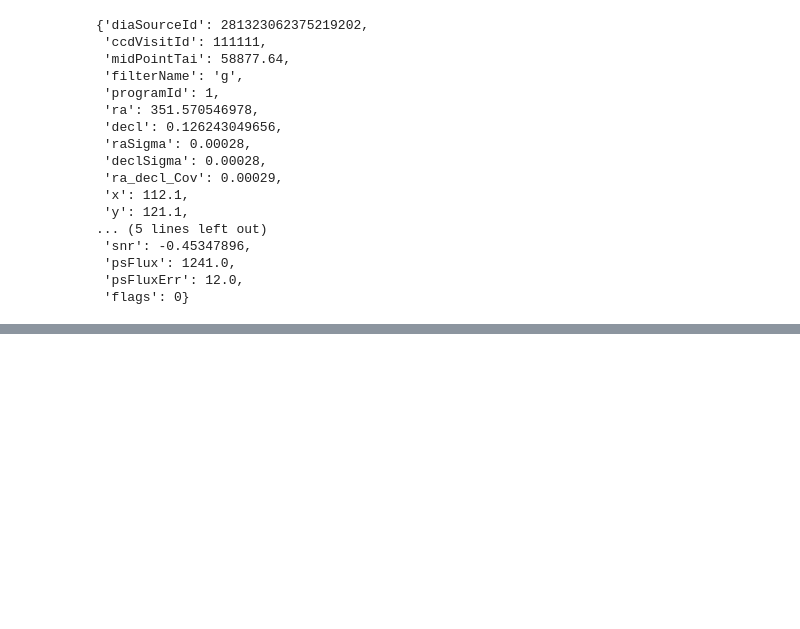
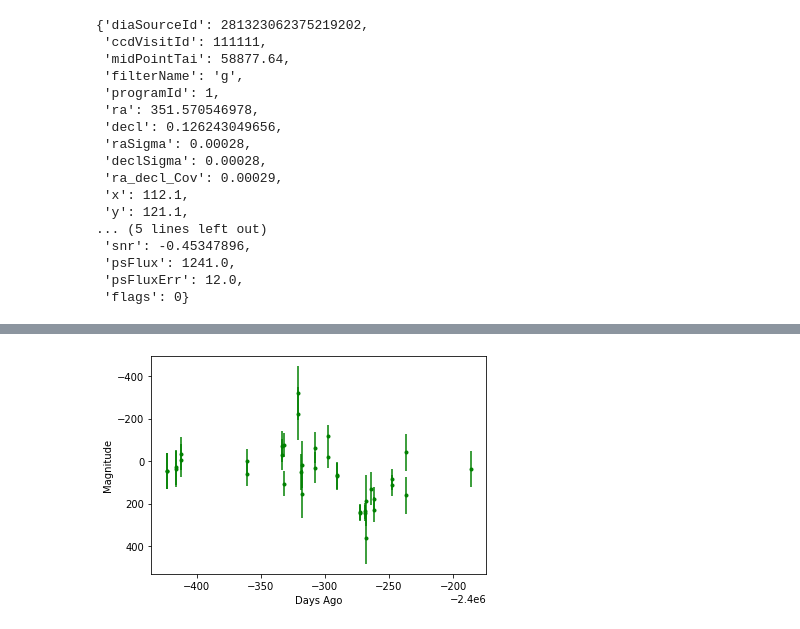
Before and after one commit to LSSTDESC/plasticc_alerts, a Jupyter notebook: Examples/demo_serialize_alerts.ipynb, the cells around one changed output, grey strips where cells are left out. Drawn from its saved outputs; the diff is of its cells as text; code cells hidden in the pictures; blank space fills up the shorter version.

Commit message:
modified alert serialize

```diff
--- a/Examples/demo_serialize_alerts.ipynb
+++ b/Examples/demo_serialize_alerts.ipynb
@@ -185,8 +145,8 @@ my_diasrc['apFluxErr'] = fluxcalerr[0]
 alert['diaSource'] = my_diasrc
 
 print('-------')
-for count, i in enumerate(ginds[0][1:5]):
-    print(count,i)
+for count, i in enumerate(ginds[0]):
+    #print(count,i)
     my_diasrc = copy(diasrc)
     my_diasrc['diaSourceId'] = my_diasrc['diaSourceId']+count+1
     my_diasrc['midPointTai'] = mjd[i]
@@ -249,0 +216,33 @@ alert['diaSource']
+# %%
+def make_dataframe(packet):
+    df = pd.DataFrame(packet['diaSource'], index=[0])
+    df_prv = pd.DataFrame(packet['prvDiaSources'])
+    return pd.concat([df,df_prv], ignore_index=True)
+
+def plot_lightcurve(dflc, days_ago=True):
+
+    filter_color = {'g':'green', 'r':'red', 'u':'pink'}
+    if days_ago:
+        now = Time.now().jd
+        t = dflc.midPointTai - now
+        xlabel = 'Days Ago'
+    else:
+        t = dflc.midPointTai
+        xlabel = 'Time (JD)'
+
+    plt.figure()
+    for fid, color in filter_color.items():
+        # plot detections in this filter:
+        w = (dflc.filterName == fid) & ~dflc.psFlux.isnull()
+        if np.sum(w):
+            plt.errorbar(t[w],dflc.loc[w,'apFlux'], dflc.loc[w,'apFluxErr'],fmt='.',color=color)
+        #wnodet = (dflc.fid == fid) & dflc.magpsf.isnull()
+        #if np.sum(wnodet):
+         #   plt.scatter(t[wnodet],dflc.loc[wnodet,'diffmaglim'], marker='v',color=color,alpha=0.25)
+
+    plt.gca().invert_yaxis()
+    plt.xlabel(xlabel)
+    plt.ylabel('Magnitude')
+# %%
+dflc = make_dataframe(alert)
+dflc
@@ -249,0 +268,4 @@ alert['diaSource']
+# %%
+plot_lightcurve(dflc)
+# %% [output]
+[figure, added]
```
Also changed, not shown: parts of 19 cells of this notebook.
